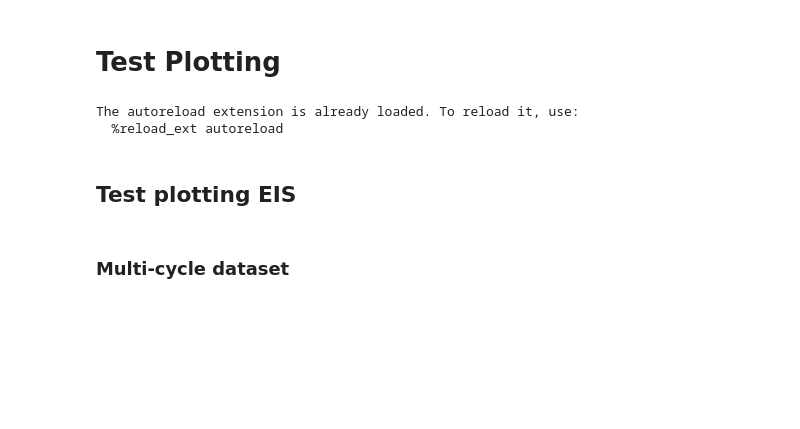
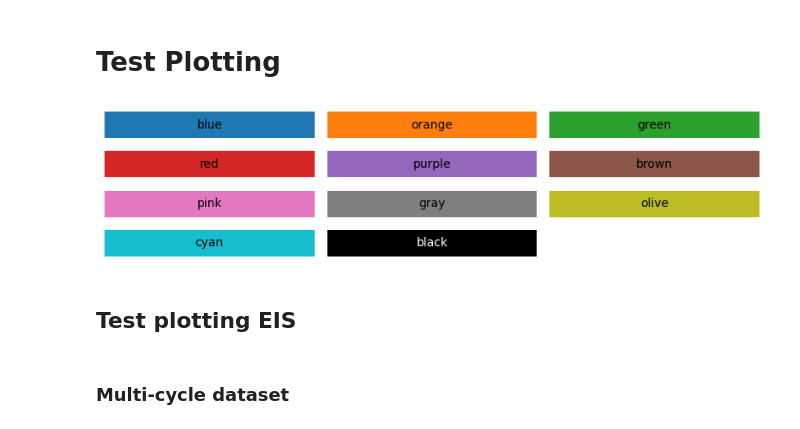
Before and after one commit to ESaundersNano/redoxED, a Jupyter notebook: notebooks/002_test_plotting.ipynb, the cells around one changed output. Drawn from its saved outputs; the diff is of its cells as text; code cells hidden in the pictures; blank space fills up the shorter version.

Commit message:
Lots of small tweaks to plotting code.

```diff
--- a/notebooks/002_test_plotting.ipynb
+++ b/notebooks/002_test_plotting.ipynb
@@ -1,17 +1,57 @@
 # %% [markdown]
 # Test Plotting
 # %%
+import numpy as np
+import matplotlib.pyplot as plt
+
+from redoxed.data_loading.data_loaders import LoaderFactory, BiologicLoader, CSVLoader
+from redoxed.data_loading import ECData
+from redoxed.plots.eis_plot import NyquistPlot, BodePlot
+
+from redoxed import config
+config.set_latex_mode(False) # warning, slows plotting if True. Used to achieve consistent serif fonts by rendering latex.
+
+%matplotlib inline
+# %matplotlib qt
+
+# if think is slowing down, disable autoreload by restarting kernel without it.
 %load_ext autoreload
 %autoreload 2
 
-import numpy as np
-
-from redoxed.data_loading.data_loaders import LoaderFactory, BiologicLoader, CSVLoader
-from redoxed.data_loading import ECData
-from redoxed.plots.eis_plot import NyquistPlot
+# Get tab10 colors and names (colorblind friendly)
+cmap = plt.get_cmap('tab10')
+tab10_names = [
+    "blue", "orange", "green", "red", "purple",
+    "brown", "pink", "gray", "olive", "cyan"]
+tab10_colors = cmap.colors
+# Create a name-to-color dictionary
+colour_dict = dict(zip(tab10_names, tab10_colors))
+colour_dict["black"] = (0, 0, 0) # add black color
-# %% [output]
-The autoreload extension is already loaded. To reload it, use:
-  %reload_ext autoreload
+# %%
+# Create figure with subplots
+n_colors = len(colour_dict)
+n_cols = 3
+n_rows = int(np.ceil(n_colors / n_cols))
+
+fig, axes = plt.subplots(n_rows, n_cols, figsize=(8, n_rows * 0.5))
+axes = axes.flatten()
+
+for idx, (name, color) in enumerate(colour_dict.items()):
+    axes[idx].add_patch(plt.Rectangle((0, 0), 1, 1, facecolor=color))
+    axes[idx].text(0.5, 0.5, name, ha='center', va='center',
+                   fontsize=10, color='white' if name == 'black' else 'black')
+    axes[idx].set_xlim(0, 1)
+    axes[idx].set_ylim(0, 1)
+    axes[idx].axis('off')
+
+# Hide unused subplots
+for idx in range(n_colors, len(axes)):
+    axes[idx].axis('off')
+
+plt.tight_layout()
+plt.show()
+# %% [output]
+[figure, added]
 # %% [markdown]
 ## Test plotting EIS
 # %% [markdown]
```
Also changed, not shown: parts of 1 cell of this notebook, 30 other files.
